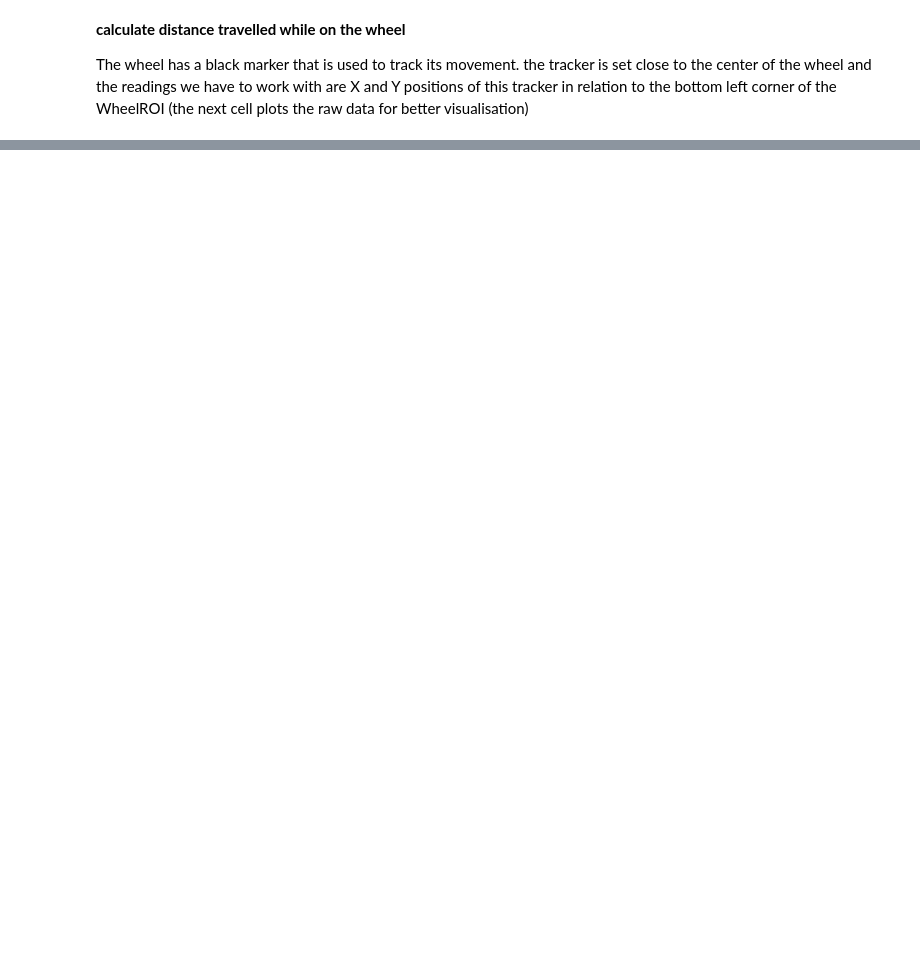
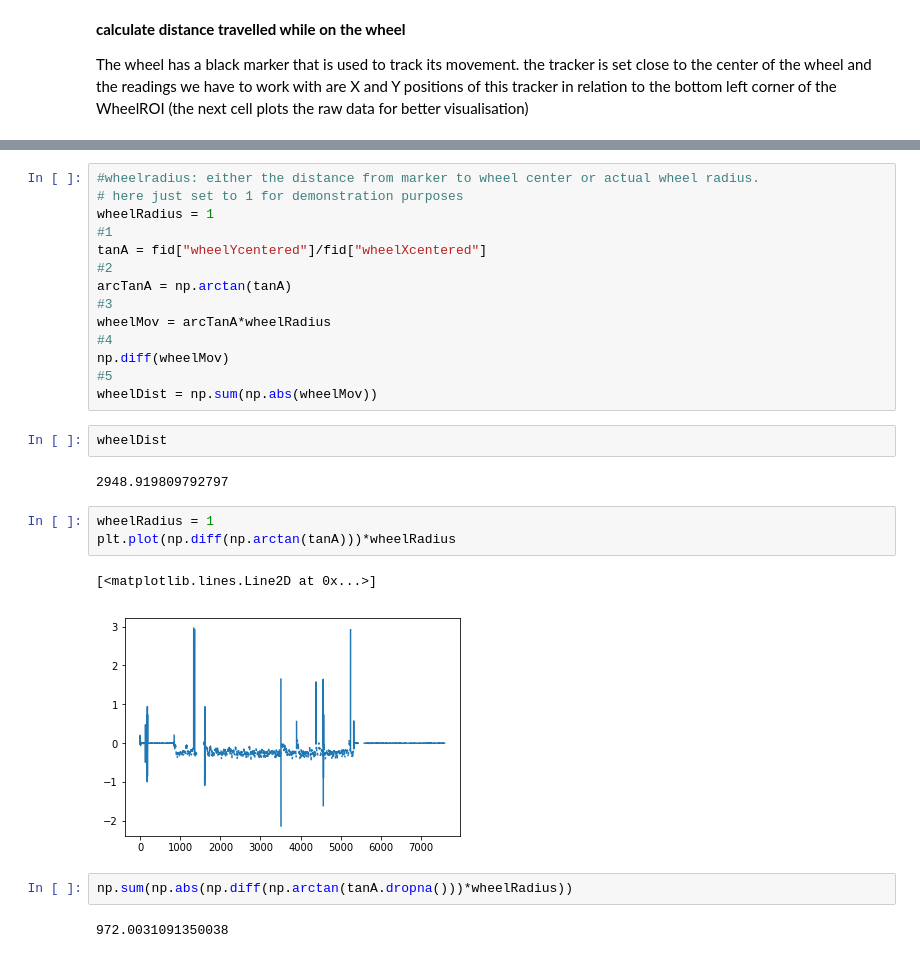
Before and after one commit to Sussex-Neuroscience/rodent-tracking, a Jupyter notebook: software/test.ipynb, the cells around one changed output, grey strips where cells are left out. Saved outputs shown, nothing was run; the diff lists cells and outputs as text; blank space fills up the shorter version.

```diff
--- a/software/test.ipynb
+++ b/software/test.ipynb
@@ -154,0 +152,28 @@ plt.plot(fid["wheelYcentered"].diff(),"bo")
+# %%
+#wheelradius: either the distance from marker to wheel center or actual wheel radius.
+# here just set to 1 for demonstration purposes
+wheelRadius = 1
+#1
+tanA = fid["wheelYcentered"]/fid["wheelXcentered"]
+#2
+arcTanA = np.arctan(tanA)
+#3
+wheelMov = arcTanA*wheelRadius
+#4
+np.diff(wheelMov)
+#5
+wheelDist = np.sum(np.abs(wheelMov))
+# %%
+wheelDist
+# %% [output]
+2948.919809792797
+# %%
+wheelRadius = 1
+plt.plot(np.diff(np.arctan(tanA)))*wheelRadius
+# %% [output]
+[<matplotlib.lines.Line2D at 0x...>]
+[figure, added]
+# %%
+np.sum(np.abs(np.diff(np.arctan(tanA.dropna()))*wheelRadius))
+# %% [output]
+972.0031091350038
```
Also changed, not shown: parts of 12 cells of this notebook, 3 other files.
